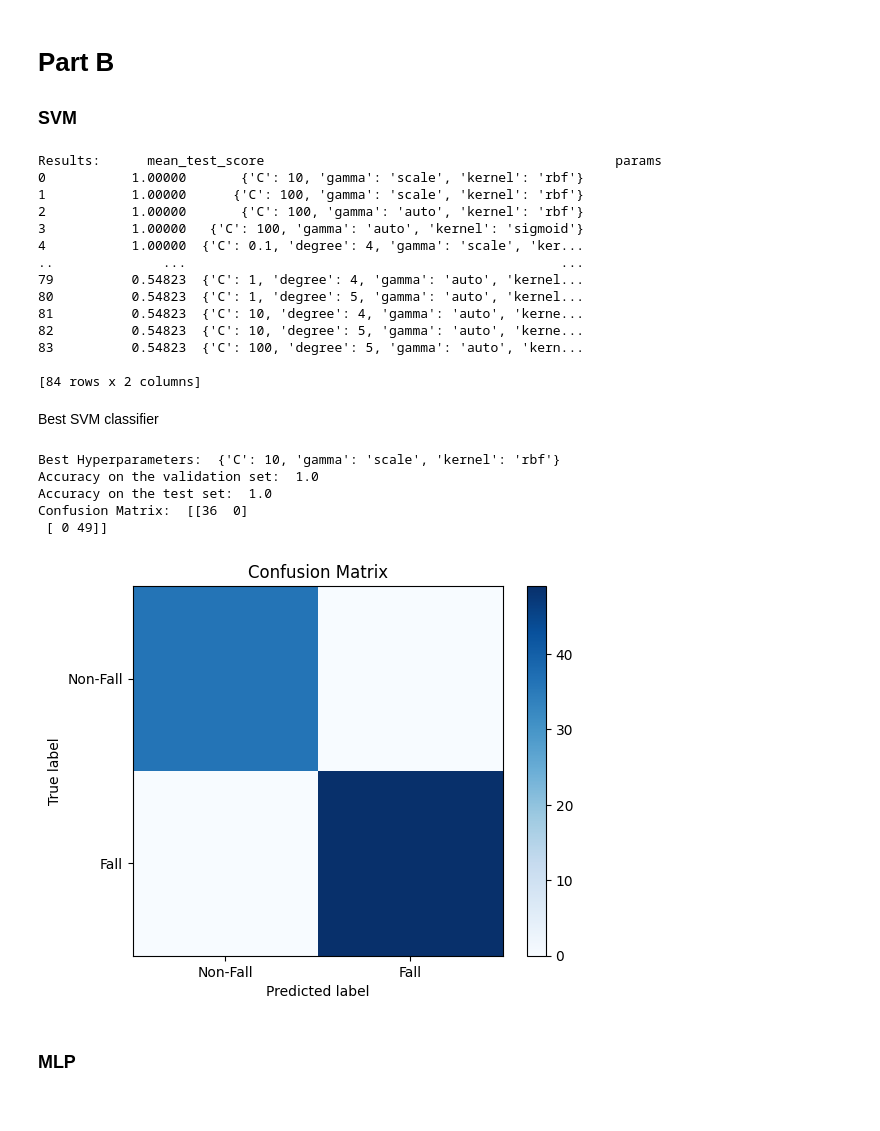
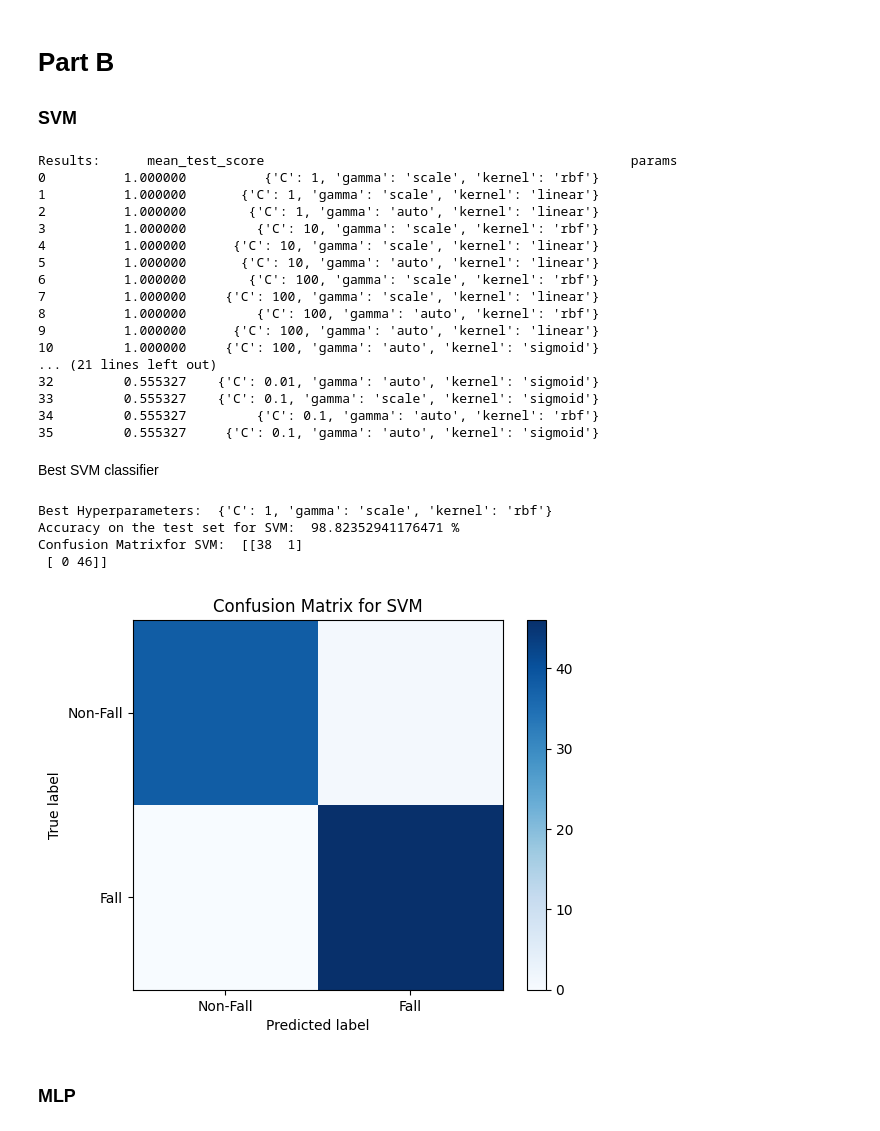
Before and after one commit to gorkemsolun/Fall-Detection, a Jupyter notebook: GE461_Project4_Gorkem_Kadir_Solun_22003214.ipynb, the cells around one changed output. Drawn from its saved outputs; the diff is of its cells as text; code cells hidden in the pictures.

```diff
--- a/GE461_Project4_Gorkem_Kadir_Solun_22003214.ipynb
+++ b/GE461_Project4_Gorkem_Kadir_Solun_22003214.ipynb
@@ -290,13 +349,10 @@ plt.show()
 # Apply SVM to the normalized data
 
 # First split the normalized data into training, validation and testing sets
-# 70% training, 15% validation, 15% testing
+# 85% training, 15% testing
+# NOTE: Validation set is automatically created by GridSearchCV with cv=6 as 14.1% of the data
 data_train, data_test, labels_train, labels_test = train_test_split(
     data_features_scaled, data_labels_binary, test_size=0.15, random_state=random_state
-)
-
-data_train, data_val, labels_train, labels_val = train_test_split(
-    data_train, labels_train, test_size=0.1765, random_state=random_state
 )
 
 # Find the best hyperparameters for the SVM model
@@ -318,13 +374,13 @@ param_grid = {
 
 # Search for the best hyperparameters for the polynomial kernel
 svm_poly = SVC()
-svm_poly_search = GridSearchCV(svm_poly, param_grid_poly, cv=3)
+svm_poly_search = GridSearchCV(svm_poly, param_grid_poly, cv=6)
 svm_poly_search.fit(data_train, labels_train)
 grid_results_poly = svm_poly_search.cv_results_
 
 # Search for the best hyperparameters for the rbf, linear, and sigmoid kernels
 svm = SVC()
-svm_search = GridSearchCV(svm, param_grid, cv=3)
+svm_search = GridSearchCV(svm, param_grid, cv=6)
 svm_search.fit(data_train, labels_train)
 grid_results = svm_search.cv_results_
 
@@ -341,14 +397,6 @@ for i in range(len(grid_results["mean_test_score"])):
         }
     )
 
-for i in range(len(grid_results_poly["mean_test_score"])):
-    results.append(
-        {
-            "mean_test_score": grid_results_poly["mean_test_score"][i],
-            "params": grid_results_poly["params"][i],
-        }
-    )
-
 # Sort the results by the mean_test_score
 results = sorted(results, key=lambda x: x["mean_test_score"], reverse=True)
 
@@ -356,62 +404,60 @@ results = sorted(results, key=lambda x: x["mean_test_score"], reverse=True)
 results_df = pd.DataFrame(results)
 print("Results: ", results_df)
 # %% [output]
-Results:      mean_test_score                                             params
-0           1.00000       {'C': 10, 'gamma': 'scale', 'kernel': 'rbf'}
-1           1.00000      {'C': 100, 'gamma': 'scale', 'kernel': 'rbf'}
-2           1.00000       {'C': 100, 'gamma': 'auto', 'kernel': 'rbf'}
-3           1.00000   {'C': 100, 'gamma': 'auto', 'kernel': 'sigmoid'}
-4           1.00000  {'C': 0.1, 'degree': 4, 'gamma': 'scale', 'ker...
-..              ...                                                ...
-79          0.54823  {'C': 1, 'degree': 4, 'gamma': 'auto', 'kernel...
-80          0.54823  {'C': 1, 'degree': 5, 'gamma': 'auto', 'kernel...
-81          0.54823  {'C': 10, 'degree': 4, 'gamma': 'auto', 'kerne...
-82          0.54823  {'C': 10, 'degree': 5, 'gamma': 'auto', 'kerne...
-83          0.54823  {'C': 100, 'degree': 5, 'gamma': 'auto', 'kern...
-
-[84 rows x 2 columns]
+Results:      mean_test_score                                               params
+0          1.000000          {'C': 1, 'gamma': 'scale', 'kernel': 'rbf'}
+1          1.000000       {'C': 1, 'gamma': 'scale', 'kernel': 'linear'}
+2          1.000000        {'C': 1, 'gamma': 'auto', 'kernel': 'linear'}
+3          1.000000         {'C': 10, 'gamma': 'scale', 'kernel': 'rbf'}
+4          1.000000      {'C': 10, 'gamma': 'scale', 'kernel': 'linear'}
+5          1.000000       {'C': 10, 'gamma': 'auto', 'kernel': 'linear'}
+6          1.000000        {'C': 100, 'gamma': 'scale', 'kernel': 'rbf'}
+7          1.000000     {'C': 100, 'gamma': 'scale', 'kernel': 'linear'}
+8          1.000000         {'C': 100, 'gamma': 'auto', 'kernel': 'rbf'}
+9          1.000000      {'C': 100, 'gamma': 'auto', 'kernel': 'linear'}
+10         1.000000     {'C': 100, 'gamma': 'auto', 'kernel': 'sigmoid'}
+... (21 lines left out)
+32         0.555327    {'C': 0.01, 'gamma': 'auto', 'kernel': 'sigmoid'}
+33         0.555327    {'C': 0.1, 'gamma': 'scale', 'kernel': 'sigmoid'}
+34         0.555327         {'C': 0.1, 'gamma': 'auto', 'kernel': 'rbf'}
+35         0.555327     {'C': 0.1, 'gamma': 'auto', 'kernel': 'sigmoid'}
 # %% [markdown]
 Best SVM classifier
 # %%
 # Get the best hyperparameters
 best_hyperparameters = results[0]["params"]
 print("Best Hyperparameters: ", best_hyperparameters)
 
 # Train the SVM model with the best hyperparameters
 svm_best = SVC(**best_hyperparameters)
 svm_best.fit(data_train, labels_train)
 
-# Get the accuracy of the model on the validation set
-accuracy_val = svm_best.score(data_val, labels_val)
-print("Accuracy on the validation set: ", accuracy_val)
-
-# Get the accuracy of the model on the test set
+# Get the accuracy of the model on the test set in percentage
 accuracy_test = svm_best.score(data_test, labels_test)
-print("Accuracy on the test set: ", accuracy_test)
+print("Accuracy on the test set for SVM: ", accuracy_test * 100, "%")
 
 # Get the confusion matrix of the model on the test set
 labels_pred = svm_best.predict(data_test)
 conf_matrix = confusion_matrix(labels_test, labels_pred)
-print("Confusion Matrix: ", conf_matrix)
+print("Confusion Matrixfor SVM: ", conf_matrix)
 
 # Plot the confusion matrix
 plt.figure()
 plt.imshow(conf_matrix, interpolation="nearest", cmap=plt.cm.Blues)
-plt.title("Confusion Matrix")
+plt.title("Confusion Matrix for SVM")
 plt.colorbar()
 tick_marks = np.arange(2)
 plt.xticks(tick_marks, ["Non-Fall", "Fall"])
 plt.yticks(tick_marks, ["Non-Fall", "Fall"])
 plt.ylabel("True label")
 plt.xlabel("Predicted label")
 plt.show()
 # %% [output]
-Best Hyperparameters:  {'C': 10, 'gamma': 'scale', 'kernel': 'rbf'}
-Accuracy on the validation set:  1.0
-Accuracy on the test set:  1.0
-Confusion Matrix:  [[36  0]
- [ 0 49]]
+Best Hyperparameters:  {'C': 1, 'gamma': 'scale', 'kernel': 'rbf'}
+Accuracy on the test set for SVM:  98.82352941176471 %
+Confusion Matrixfor SVM:  [[38  1]
+ [ 0 46]]
-[figure, old version]
+[figure, new version]
 # %% [markdown]
 ### MLP
 # %%
```
Also changed, not shown: parts of 10 cells of this notebook, 2 other files.
